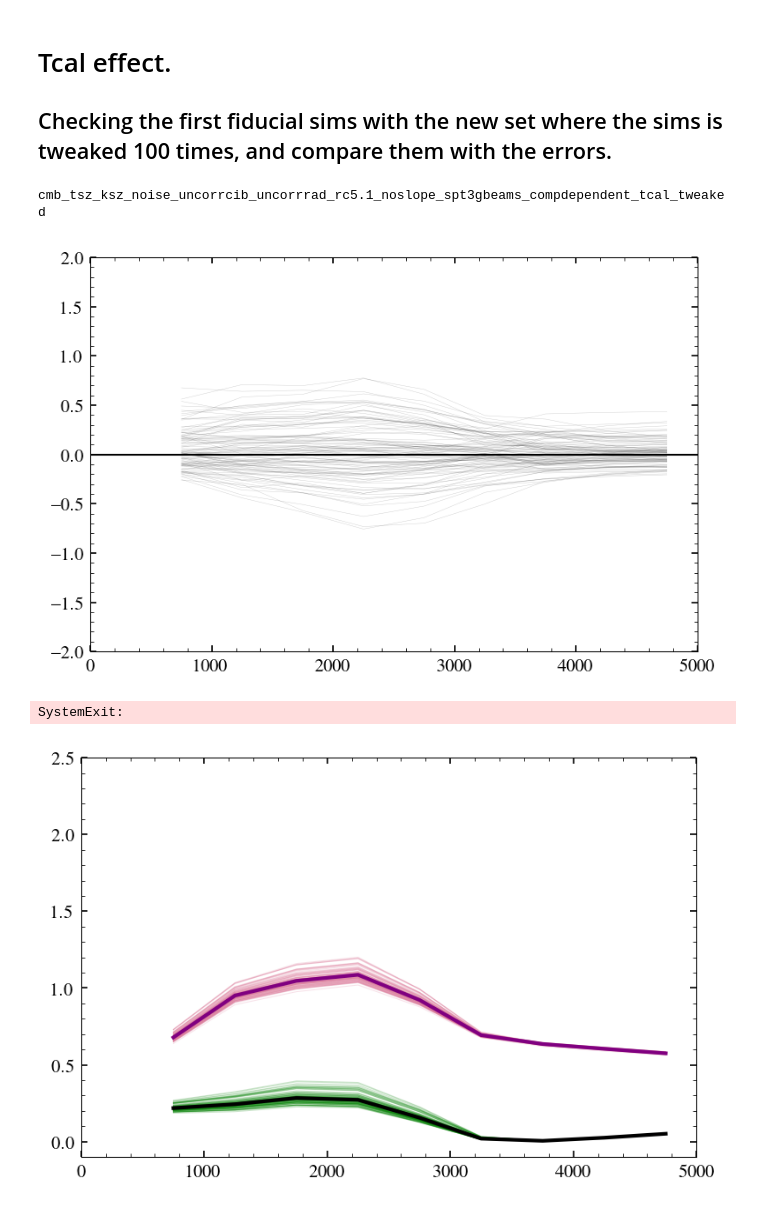
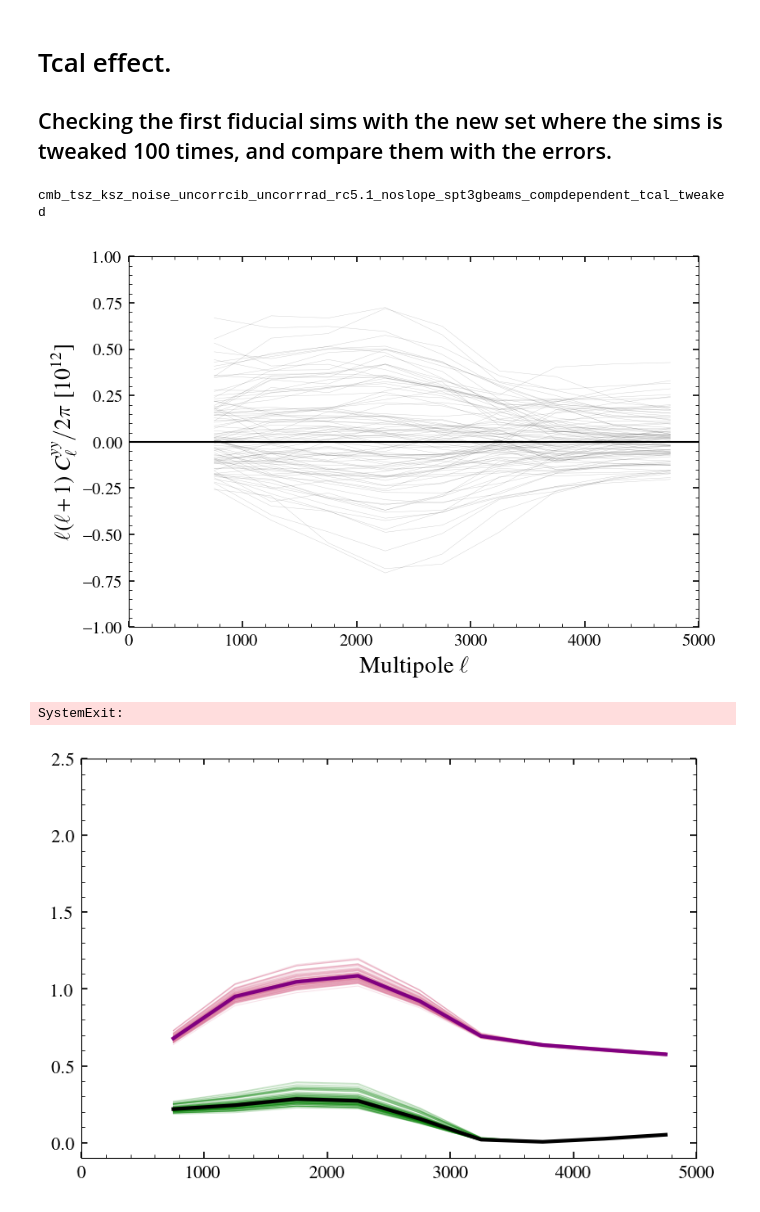
Before and after one commit to sriniraghunathan/tSZ_2pt_SPT_SPIRE, a Jupyter notebook: read_files_and_make_plots.ipynb, the cells around one changed output. Drawn from its saved outputs; the diff is of its cells as text; code cells hidden in the pictures.

Commit message:
plots for the call

```diff
--- a/read_files_and_make_plots.ipynb
+++ b/read_files_and_make_plots.ipynb
@@ -749,6 +746,9 @@ for m1m2 in m1m2_arr:
     el_ = res_dic[m1m2]['els']
     linds = np.where( (el_>=lmin_for_snr) & (el_<=lmax_for_snr) )[0]
     D = res_dic[m1m2]['data_final'][linds]
+    if (1):
+        cl_data_final_odd_even_combs_only = res_dic[m1m2]['data_final_odd_even_combs_only']
+        D = np.copy(cl_data_final_odd_even_combs_only)
     C = res_dic[m1m2]['total_cov'][linds[None,:], linds[:,None]]
     Cinv = np.linalg.inv(C)
     chi_sq_val = np.dot(D, np.dot(D, Cinv))
@@ -1776,35 +1776,37 @@ for m1m2 in m1_m2_ilc_comb_arr_to_plot:
     cl_sim_tcal_tweaked_arr = parent_cl_sim_tcal_tweaked_arr
 
     if subtract_fiducial_for_plot:
         cl_sim_tcal_tweaked_arr = (cl_sim_tcal_tweaked_arr - cl_sim_fiducial)/cl_data_err
         mulfac_for_plot = 0.
         #ymin, ymax = -0.4, 0.5
-        ymin, ymax = -2., 2.
+        ymin, ymax = -1., 1.
     else:
         mulfac_for_plot = 1.
         ymin, ymax = -0.1, 3.
 
     if (1):
         clf()
         dl_fac = el_ * (el_+1)/2/np.pi * 1e12
         if subtract_fiducial_for_plot:
             for cl_ in cl_sim_tcal_tweaked_arr:
                 plot(el_, cl_, lw = 0.2, color = 'black', alpha = 0.2)
         else:
             for cl_ in cl_sim_tcal_tweaked_arr:
                 plot(el_, dl_fac * cl_, lw = 0.2, color = 'black', alpha = 0.2)
             errorbar( el_, dl_fac * cl_sim_fiducial * mulfac_for_plot,
                      yerr = dl_fac * cl_data_err,
                      capsize = 0, marker = 'o')
         axhline(0., lw = 1.)
 
         xlim(0., 5000.); ylim(ymin, ymax)
+        ylabel(r'$\ell(\ell+1)\ C_{\ell}^{yy} / 2\pi$ [$10^{12}$]', fontsize = fsval-0.5)
+        xlabel(r'Multipole $\ell$', fontsize = fsval)
         show();
 
     sys.exit()
 # %% [output]
 cmb_tsz_ksz_noise_uncorrcib_uncorrrad_rc5.1_noslope_spt3gbeams_compdependent_tcal_tweaked
-[figure, old version]
+[figure, new version]
 SystemExit:
 # %%
 def get_tcal_sample(explist, force_sigma = -1, rsval = -1):
```
Also changed, not shown: parts of 2 cells of this notebook, 1 other file.
